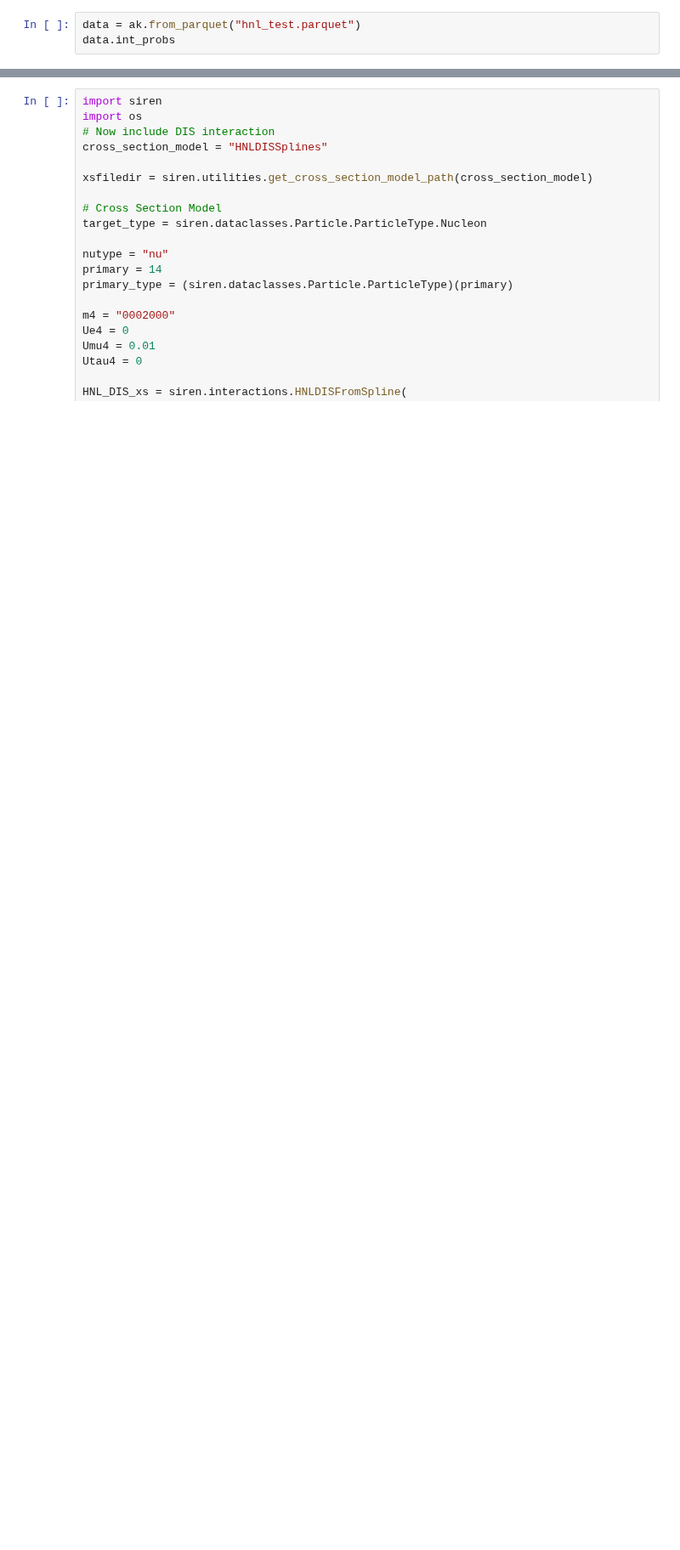
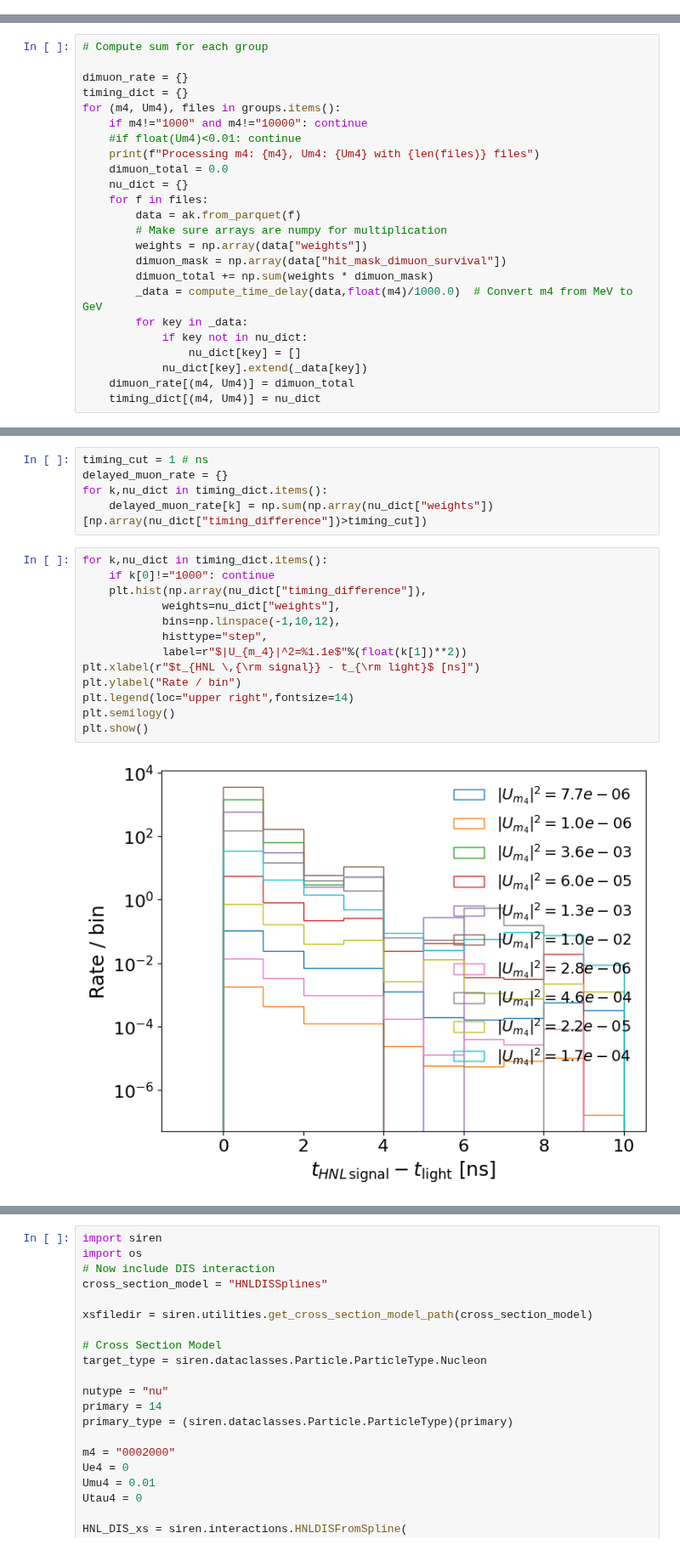
Before and after one commit to nickkamp1/Lake_Geneva_Neutrinos, a Jupyter notebook: SIREN_HNLAnalysis.ipynb, the cells around one changed output, grey strips where cells are left out. Shown at 85% size. Cells and saved outputs as stored; diff of their text form; blank space fills up the shorter version.

```diff
--- a/SIREN_HNLAnalysis.ipynb
+++ b/SIREN_HNLAnalysis.ipynb
@@ -9,3 +26,0 @@ def clean_array(array):
-# %%
-data = ak.from_parquet("hnl_test.parquet")
-data.int_probs
@@ -17,0 +108,24 @@ sum(data.weights*data.hit_mask_muon0_survival)
+# %%
+# Compute sum for each group
+
+dimuon_rate = {}
+timing_dict = {}
+for (m4, Um4), files in groups.items():
+    if m4!="1000" and m4!="10000": continue
+    #if float(Um4)<0.01: continue
+    print(f"Processing m4: {m4}, Um4: {Um4} with {len(files)} files")
+    dimuon_total = 0.0
+    nu_dict = {}
+    for f in files:
+        data = ak.from_parquet(f)
+        # Make sure arrays are numpy for multiplication
+        weights = np.array(data["weights"])
+        dimuon_mask = np.array(data["hit_mask_dimuon_survival"])
+        dimuon_total += np.sum(weights * dimuon_mask)
+        _data = compute_time_delay(data,float(m4)/1000.0)  # Convert m4 from MeV to GeV
+        for key in _data:
+            if key not in nu_dict:
+                nu_dict[key] = []
+            nu_dict[key].extend(_data[key])
+    dimuon_rate[(m4, Um4)] = dimuon_total
+    timing_dict[(m4, Um4)] = nu_dict
@@ -17,0 +153,20 @@ sum(data.weights*data.hit_mask_muon0_survival)
+# %%
+timing_cut = 1 # ns
+delayed_muon_rate = {}
+for k,nu_dict in timing_dict.items():
+    delayed_muon_rate[k] = np.sum(np.array(nu_dict["weights"])[np.array(nu_dict["timing_difference"])>timing_cut])
+# %%
+for k,nu_dict in timing_dict.items():
+    if k[0]!="1000": continue
+    plt.hist(np.array(nu_dict["timing_difference"]),
+            weights=nu_dict["weights"],
+            bins=np.linspace(-1,10,12),
+            histtype="step",
+            label=r"$|U_{m_4}|^2=%1.1e$"%(float(k[1])**2))
+plt.xlabel(r"$t_{HNL \,{\rm signal}} - t_{\rm light}$ [ns]")
+plt.ylabel("Rate / bin")
+plt.legend(loc="upper right",fontsize=14)
+plt.semilogy()
+plt.show()
+# %% [output]
+[figure, added]
```
Also changed, not shown: parts of 6 cells of this notebook, 1 other file.
